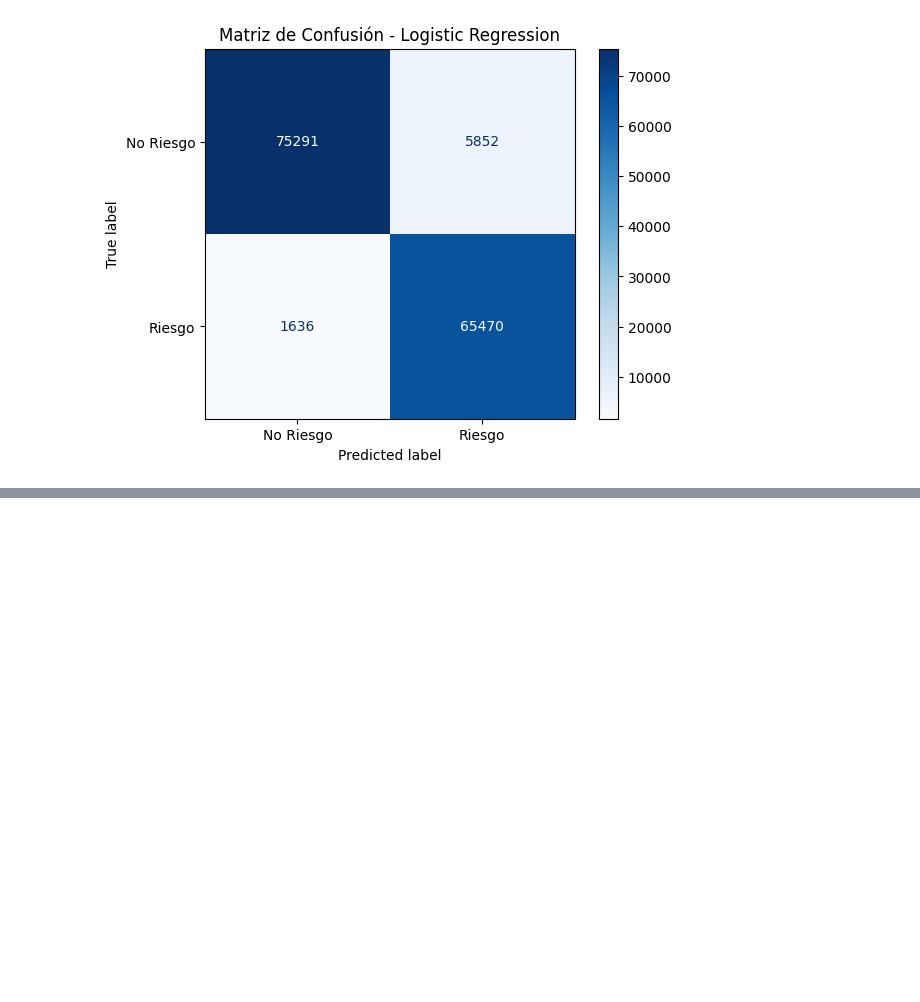
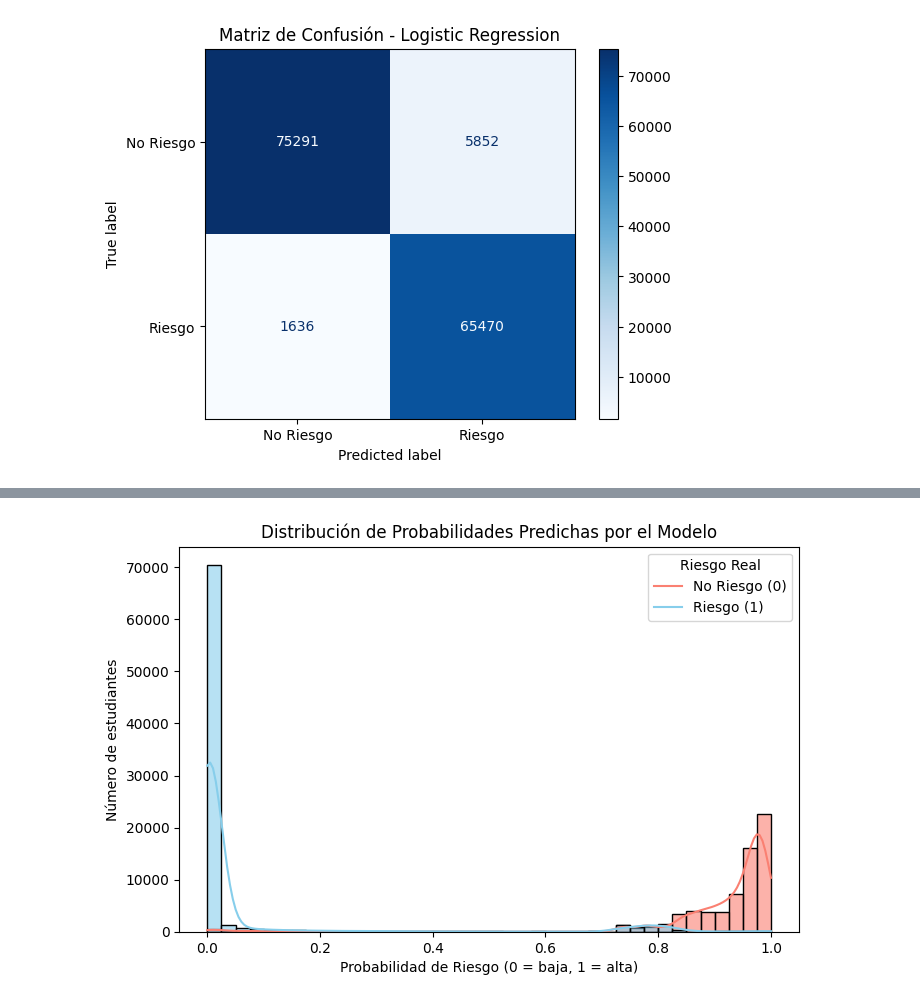
Before and after one commit to bastianp20/Hackaton-educacion-team-16, a Jupyter notebook: modelo-regresion/modelo-regresion.ipynb, the cells around one changed output, grey strips where cells are left out. Drawn from its saved outputs; the diff is of its cells as text; code cells hidden in the pictures; blank space fills up the shorter version.

```diff
--- a/modelo-regresion/modelo-regresion.ipynb
+++ b/modelo-regresion/modelo-regresion.ipynb
@@ -253,0 +317,25 @@ F1-score : 0.946
+# %%
+# --- BLOQUE 7: Distribución de probabilidades predichas ---
+
+import seaborn as sns
+
+# 1. Obtenemos las probabilidades de la clase 1 (riesgo)
+y_proba = pipeline.predict_proba(X_test)[:, 1]
+
+# 2. Creamos un DataFrame con la etiqueta real y la probabilidad
+df_proba = pd.DataFrame({
+    "Probabilidad_Riesgo": y_proba,
+    "Riesgo_Real": y_test.values
+})
+
+# 3. Visualización
+plt.figure(figsize=(8, 5))
+sns.histplot(data=df_proba, x="Probabilidad_Riesgo", hue="Riesgo_Real",
+             bins=40, kde=True, palette={0: "skyblue", 1: "salmon"}, alpha=0.6)
+plt.title("Distribución de Probabilidades Predichas por el Modelo")
+plt.xlabel("Probabilidad de Riesgo (0 = baja, 1 = alta)")
+plt.ylabel("Número de estudiantes")
+plt.legend(title="Riesgo Real", labels=["No Riesgo (0)", "Riesgo (1)"])
+plt.show()
+# %% [output]
+[figure, added]
```
Also changed, not shown: parts of 11 cells of this notebook, 27 other files.
